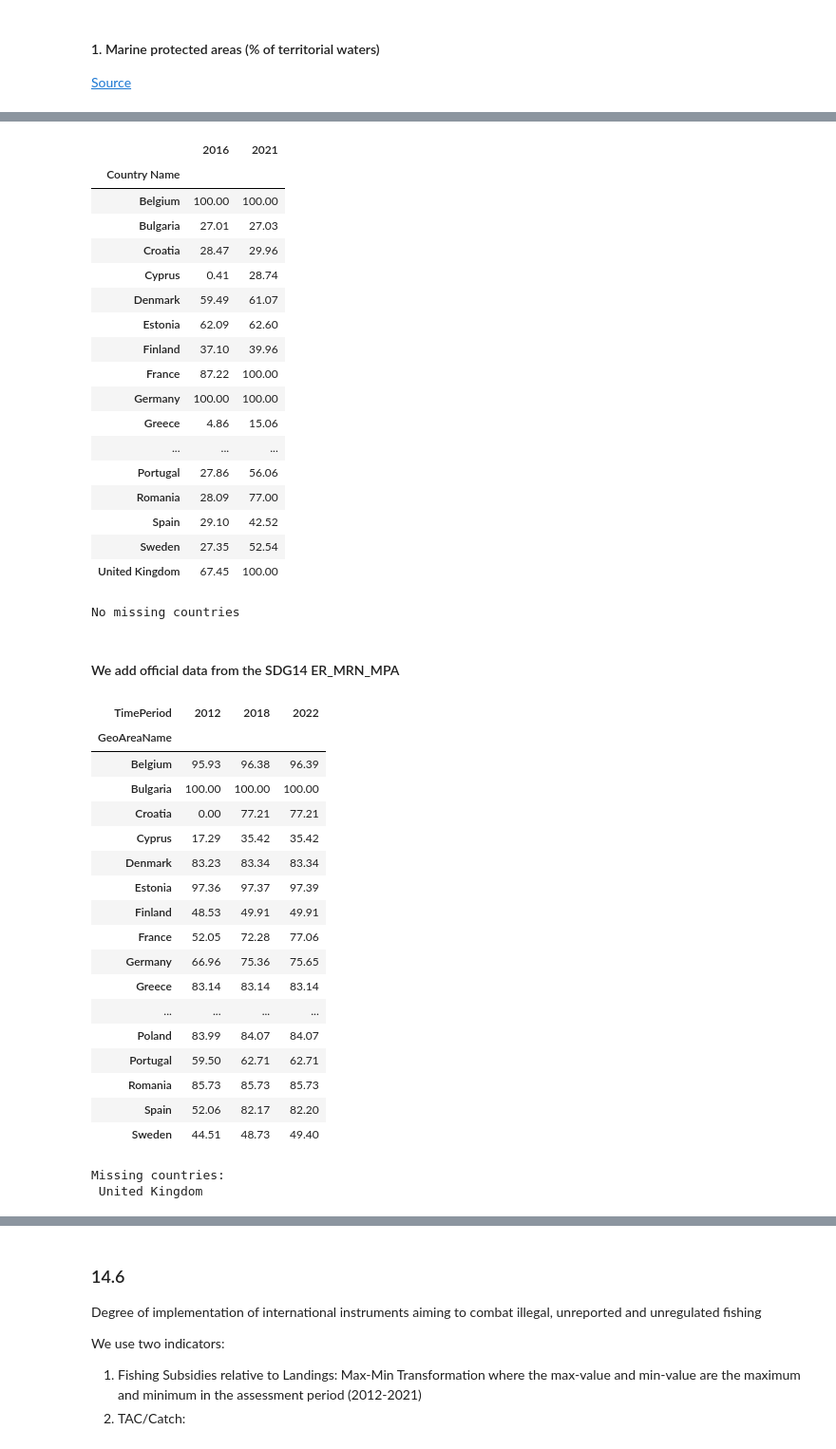
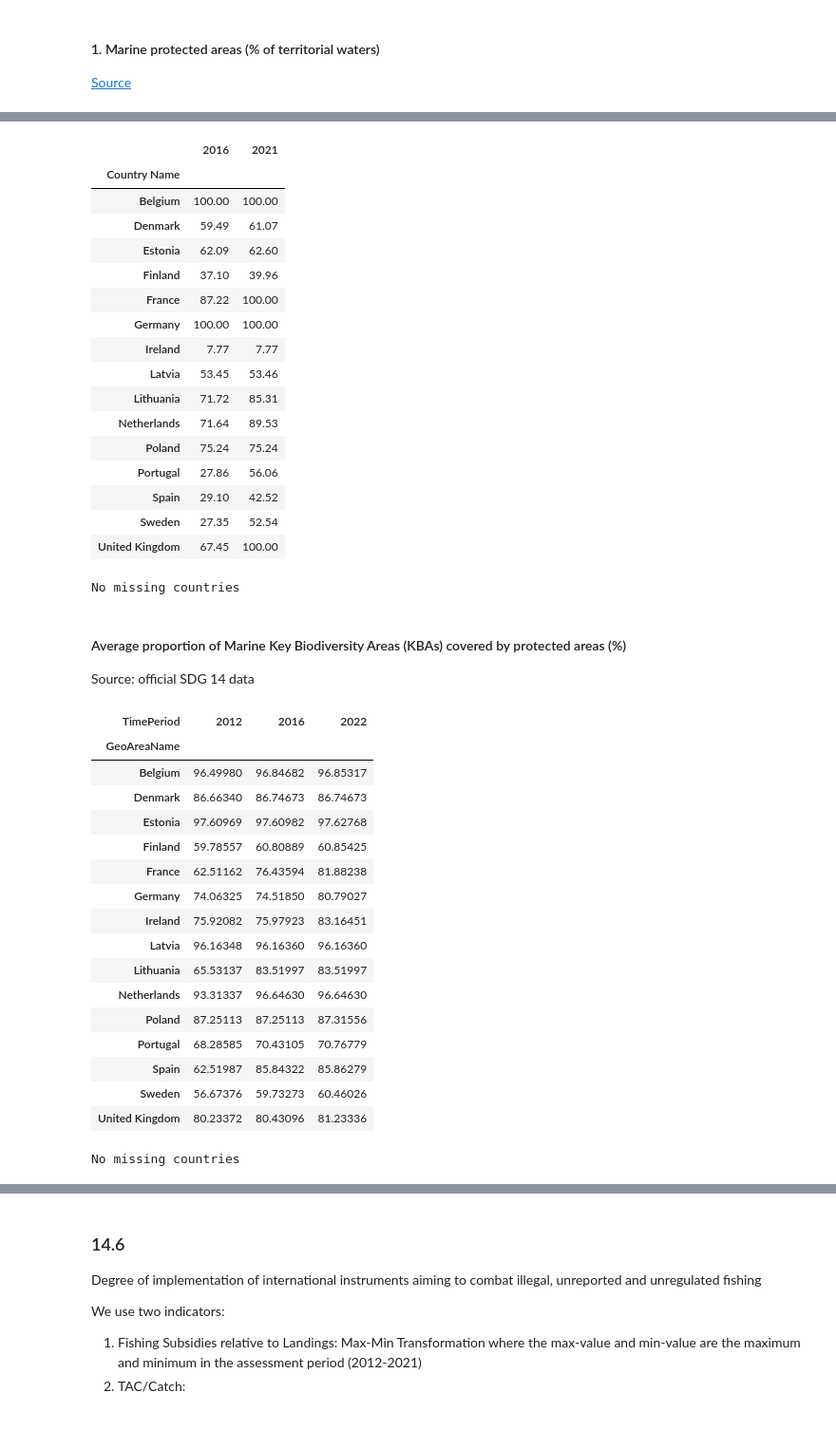
Before and after one commit to isaldiviagonzatti/sdg14, a Jupyter notebook: code/exploreSDG14.ipynb, the cells around one changed output, grey strips where cells are left out. Shown: that part at 95% size. Saved outputs shown, nothing was run; the diff lists cells and outputs as text; code cells hidden in the pictures.

```diff
--- a/code/exploreSDG14.ipynb
+++ b/code/exploreSDG14.ipynb
@@ -55,7 +56,7 @@ display(
 from IPython.core.interactiveshell import InteractiveShell
 
 InteractiveShell.ast_node_interactivity = "all"  # last_expr
-pd.set_option("display.max_columns", 20)
+pd.set_option('display.max_columns', None)
 # %%
 # create output folder if not there
 if not os.path.exists("../output"):
@@ -78,6 +79,11 @@ allEurope = allEurope.name.to_list()
 # %%
 # fmt: off
 countries = [
+    'Belgium','Germany','Denmark','Estonia','Spain','Finland','France',
+'Ireland','Lithuania','Latvia','Netherlands','Poland','Portugal','Sweden',
+'United Kingdom'
+]
+countriesEU = [
     "Belgium", "Bulgaria", "Cyprus", "Greece", "Germany", "Croatia",
     "Italy", "Denmark", "Estonia", "Spain", "Finland", "France",
     "Ireland", "Lithuania", "Latvia", "Malta", "Netherlands", "Poland",
@@ -676,4 +816,5 @@ We consider two indicators:
 # %%
+## Old MPA data (similar results to Natura2k, even though they use the Protected Planet data)
 # Marine protected areas (% of territorial waters), World Bank aggregation of https://www.protectedplanet.net/en/thematic-areas/marine-protected-areas
 # https://data.worldbank.org/indicator/ER.MRN.PTMR.ZS
 
@@ -692,62 +833,47 @@ missingCountries(mpa)
 |  | 2016 | 2021 |
 | Country Name |  |  |
 | Belgium | 100.00 | 100.00 |
-| Bulgaria | 27.01 | 27.03 |
-| Croatia | 28.47 | 29.96 |
-| Cyprus | 0.41 | 28.74 |
 | Denmark | 59.49 | 61.07 |
 | Estonia | 62.09 | 62.60 |
 | Finland | 37.10 | 39.96 |
 | France | 87.22 | 100.00 |
 | Germany | 100.00 | 100.00 |
-| Greece | 4.86 | 15.06 |
-| ... | ... | ... |
+| Ireland | 7.77 | 7.77 |
+| Latvia | 53.45 | 53.46 |
+| Lithuania | 71.72 | 85.31 |
+| Netherlands | 71.64 | 89.53 |
+| Poland | 75.24 | 75.24 |
 | Portugal | 27.86 | 56.06 |
-| Romania | 28.09 | 77.00 |
 | Spain | 29.10 | 42.52 |
 | Sweden | 27.35 | 52.54 |
 | United Kingdom | 67.45 | 100.00 |
 No missing countries
-# %% [markdown]
-#### We add official data from the SDG14 ER_MRN_MPA
+# %% [markdown]
+#### Average proportion of Marine Key Biodiversity Areas (KBAs) covered by protected areas (%)
+Source: official SDG 14 data
 # %%
 sdg14check = sdg14[sdg14["GeoAreaName"].isin(countries)]
-sdg14check.loc[
-    sdg14check["GeoAreaName"].str.contains(r"^(?=.*United)(?=.*Kingdom)"), "GeoAreaName"
-] = "United Kingdom"
 kbaMPA = sdg14check[sdg14check["SeriesCode"] == "ER_MRN_MPA"].pivot_table(
     columns="TimePeriod", index="GeoAreaName", values="Value", aggfunc="mean"
 )
-# kbaMPA[[2012, 2018, 2022]]
-# apply max-min transformation, 0-100 scale with 0=worst, 100=best
-kbaMPA = (
-    (kbaMPA.loc[:, 2012:2022] - kbaMPA.loc[:, 2012:2022].min().min())
-    / (
-        kbaMPA.loc[:, 2012:2022].max().max()
-        - kbaMPA.loc[:, 2012:2022].min().min()
-    )
-    * 100
-).round(2)
-kbaMPA[[2012, 2018, 2022]]
+kbaMPA[[2012, 2016, 2022]]
 missingCountries(kbaMPA)
 # %% [output]
-| TimePeriod | 2012 | 2018 | 2022 |
+| TimePeriod | 2012 | 2016 | 2022 |
 | GeoAreaName |  |  |  |
-| Belgium | 95.93 | 96.38 | 96.39 |
-| Bulgaria | 100.00 | 100.00 | 100.00 |
-| Croatia | 0.00 | 77.21 | 77.21 |
-| Cyprus | 17.29 | 35.42 | 35.42 |
-| Denmark | 83.23 | 83.34 | 83.34 |
-| Estonia | 97.36 | 97.37 | 97.39 |
-| Finland | 48.53 | 49.91 | 49.91 |
-| France | 52.05 | 72.28 | 77.06 |
-| Germany | 66.96 | 75.36 | 75.65 |
-| Greece | 83.14 | 83.14 | 83.14 |
-| ... | ... | ... | ... |
-| Poland | 83.99 | 84.07 | 84.07 |
-| Portugal | 59.50 | 62.71 | 62.71 |
-| Romania | 85.73 | 85.73 | 85.73 |
-| Spain | 52.06 | 82.17 | 82.20 |
-| Sweden | 44.51 | 48.73 | 49.40 |
+| Belgium | 96.49980 | 96.84682 | 96.85317 |
+| Denmark | 86.66340 | 86.74673 | 86.74673 |
+| Estonia | 97.60969 | 97.60982 | 97.62768 |
+| Finland | 59.78557 | 60.80889 | 60.85425 |
+| France | 62.51162 | 76.43594 | 81.88238 |
+| Germany | 74.06325 | 74.51850 | 80.79027 |
+| Ireland | 75.92082 | 75.97923 | 83.16451 |
+| Latvia | 96.16348 | 96.16360 | 96.16360 |
+| Lithuania | 65.53137 | 83.51997 | 83.51997 |
+| Netherlands | 93.31337 | 96.64630 | 96.64630 |
+| Poland | 87.25113 | 87.25113 | 87.31556 |
+| Portugal | 68.28585 | 70.43105 | 70.76779 |
+| Spain | 62.51987 | 85.84322 | 85.86279 |
+| Sweden | 56.67376 | 59.73273 | 60.46026 |
+| United Kingdom | 80.23372 | 80.43096 | 81.23336 |
-Missing countries:
- United Kingdom
+No missing countries
```
Also changed, not shown: parts of 23 cells of this notebook, 7 other files.
